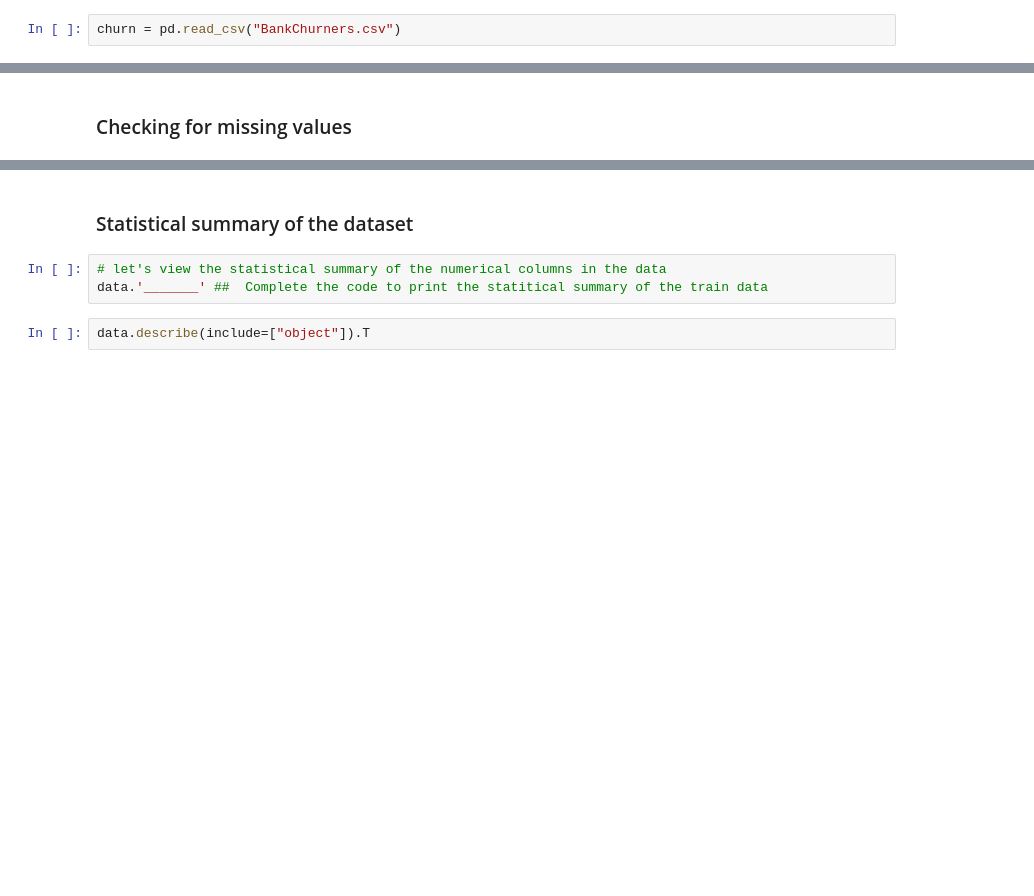
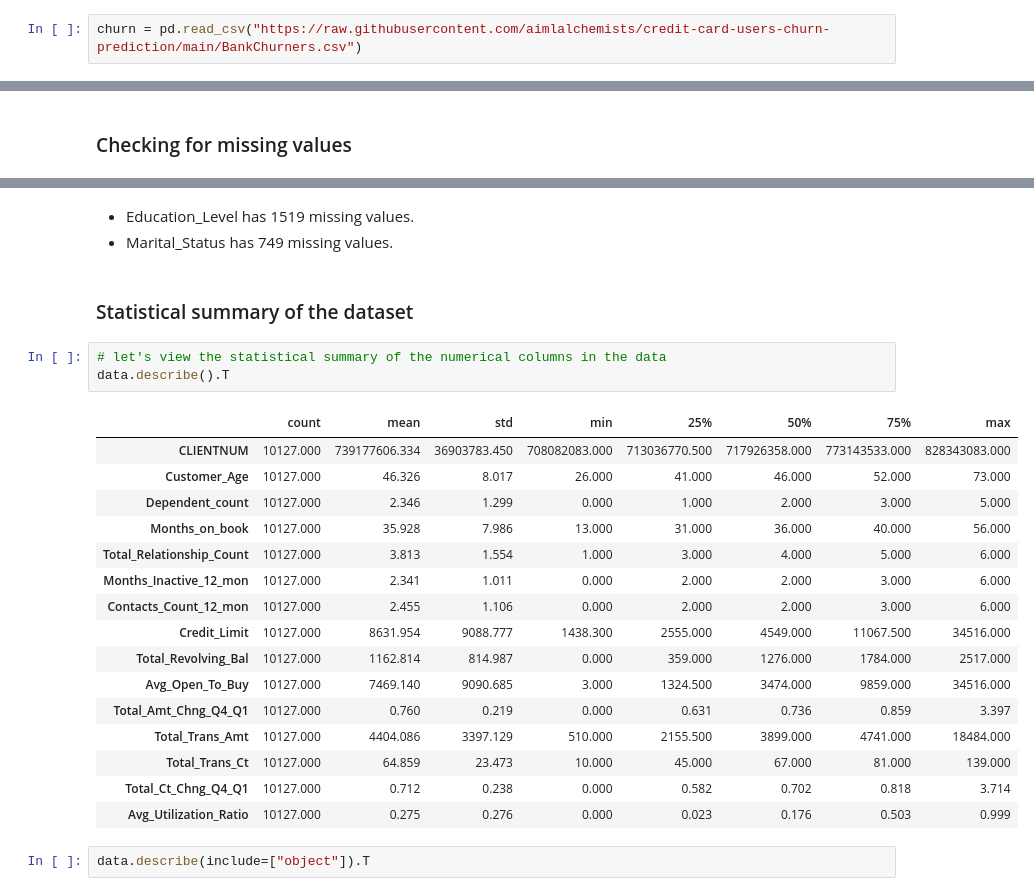
Before and after one commit to aimlalchemists/credit-card-users-churn-prediction, a Jupyter notebook: Credit_Card_Users_Churn_Prediction.ipynb, the cells around one changed output, grey strips where cells are left out. Cells and saved outputs as stored; diff of their text form; blank space fills up the shorter version.

```diff
--- a/Credit_Card_Users_Churn_Prediction.ipynb
+++ b/Credit_Card_Users_Churn_Prediction.ipynb
@@ -158,7 +158,7 @@ warnings.filterwarnings("ignore")
 # %% [markdown]
 <span style="font-family: Helvetica; font-weight:bold;font-size:2.5em;color:navy">Loading the dataset</span>
 # %%
-churn = pd.read_csv("BankChurners.csv")
+churn = pd.read_csv("https://raw.githubusercontent.com/aimlalchemists/credit-card-users-churn-prediction/main/BankChurners.csv")
 # %% [markdown]
 ## Data Overview
 # %% [markdown]
@@ -201,8 +261,28 @@ data.'_______' ##  Complete the code to check missing entries in the train data
+# %% [markdown]
+- Education_Level has 1519 missing values.
+- Marital_Status has 749 missing values.
 # %% [markdown]
 ### Statistical summary of the dataset
 # %%
 # let's view the statistical summary of the numerical columns in the data
-data.'_______' ##  Complete the code to print the statitical summary of the train data
+data.describe().T
+# %% [output]
+|  | count | mean | std | min | 25% | 50% | 75% | max |
+| CLIENTNUM | 10127.000 | 739177606.334 | 36903783.450 | 708082083.000 | 713036770.500 | 717926358.000 | 773143533.000 | 828343083.000 |
+| Customer_Age | 10127.000 | 46.326 | 8.017 | 26.000 | 41.000 | 46.000 | 52.000 | 73.000 |
+| Dependent_count | 10127.000 | 2.346 | 1.299 | 0.000 | 1.000 | 2.000 | 3.000 | 5.000 |
+| Months_on_book | 10127.000 | 35.928 | 7.986 | 13.000 | 31.000 | 36.000 | 40.000 | 56.000 |
+| Total_Relationship_Count | 10127.000 | 3.813 | 1.554 | 1.000 | 3.000 | 4.000 | 5.000 | 6.000 |
+| Months_Inactive_12_mon | 10127.000 | 2.341 | 1.011 | 0.000 | 2.000 | 2.000 | 3.000 | 6.000 |
+| Contacts_Count_12_mon | 10127.000 | 2.455 | 1.106 | 0.000 | 2.000 | 2.000 | 3.000 | 6.000 |
+| Credit_Limit | 10127.000 | 8631.954 | 9088.777 | 1438.300 | 2555.000 | 4549.000 | 11067.500 | 34516.000 |
+| Total_Revolving_Bal | 10127.000 | 1162.814 | 814.987 | 0.000 | 359.000 | 1276.000 | 1784.000 | 2517.000 |
+| Avg_Open_To_Buy | 10127.000 | 7469.140 | 9090.685 | 3.000 | 1324.500 | 3474.000 | 9859.000 | 34516.000 |
+| Total_Amt_Chng_Q4_Q1 | 10127.000 | 0.760 | 0.219 | 0.000 | 0.631 | 0.736 | 0.859 | 3.397 |
+| Total_Trans_Amt | 10127.000 | 4404.086 | 3397.129 | 510.000 | 2155.500 | 3899.000 | 4741.000 | 18484.000 |
+| Total_Trans_Ct | 10127.000 | 64.859 | 23.473 | 10.000 | 45.000 | 67.000 | 81.000 | 139.000 |
+| Total_Ct_Chng_Q4_Q1 | 10127.000 | 0.712 | 0.238 | 0.000 | 0.582 | 0.702 | 0.818 | 3.714 |
+| Avg_Utilization_Ratio | 10127.000 | 0.275 | 0.276 | 0.000 | 0.023 | 0.176 | 0.503 | 0.999 |
 # %%
 data.describe(include=["object"]).T
 # %%
```
Also changed, not shown: parts of 9 cells of this notebook.
